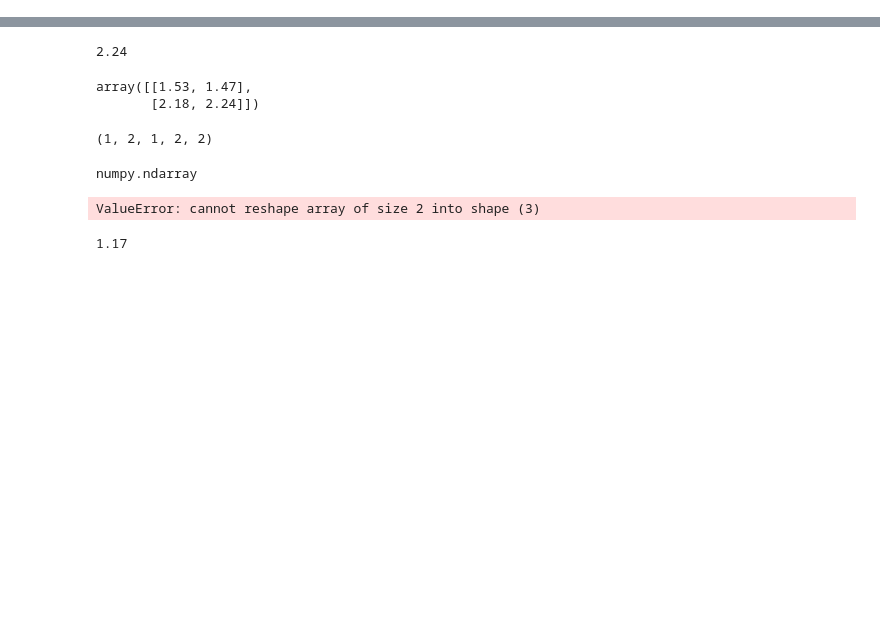
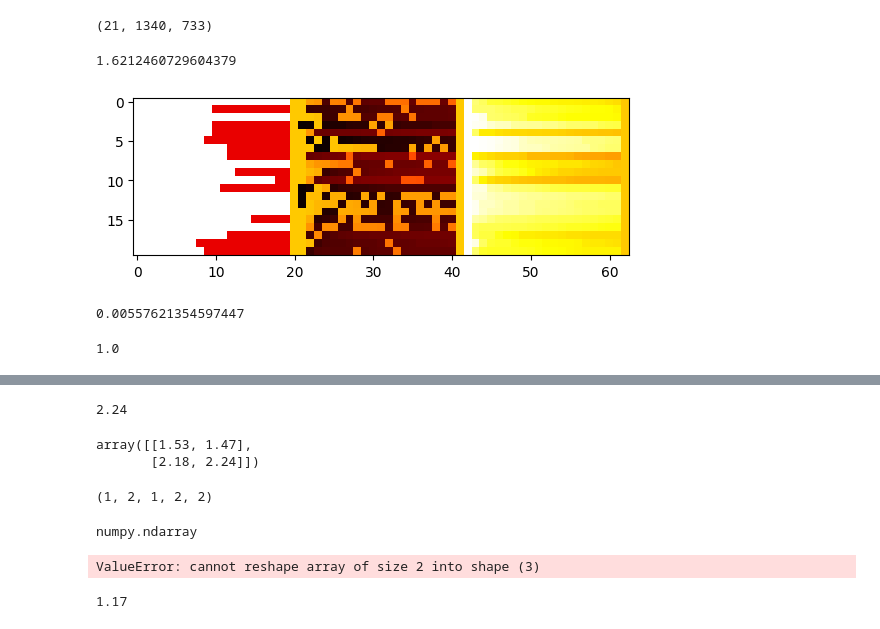
Before and after one commit to aeirya/information-retrieval-course, a Jupyter notebook: hw3/hyperparams.ipynb, the cells around one changed output, grey strips where cells are left out. Saved outputs shown, nothing was run; the diff lists cells and outputs as text; code cells hidden in the pictures; blank space fills up the shorter version.

```diff
--- a/hw3/hyperparams.ipynb
+++ b/hw3/hyperparams.ipynb
@@ -103,0 +116,40 @@ BEST SO FAR
+# %%
+# Snp = np.array([get(logs[i]) for i in range(len(logs))])
+# path = 'Slist10K.npy'
+# np.save(path, Snp)
+np.load(path).shape
+# %% [output]
+(21, 1340, 733)
+# %%
+Snp[3].max()
+# %% [output]
+1.6212460729604379
+# %%
+from util.evaluation import topk
+
+def take(M, A):
+    return np.take_along_axis(M, A, axis=1)
+
+def taketop(R, M, k):
+    return take(R, topk(M, k))[:k]
+
+def stdrow(M):
+    M = M.copy()
+    M -= M.min(axis=1).reshape((-1, 1))
+    M /= M.max(axis=1).reshape((-1, 1))
+    return M
+
+M = Snp[3].copy()
+# heatmaps([np.take_along_axis(R, Slist[3].argpartition(kth=-10, axis=1)[:,-11:], axis=1)[:20], R.argpartition(kath=-10axis=1,])
+heatmaps([take(R, topk(R, 20))[:20], take((stdrow(M)*(R-0.5)), topk(M, 20))[:20], taketop(stdrow(M), M, 20)])
+# %% [output]
+[figure, added]
+# %%
+MM = stdrow(M)
+MM[:, 0].min()
+# %% [output]
+0.00557621354597447
+# %%
+take(R, topk(R, 20)).max()
+# %% [output]
+1.0
```
Also changed, not shown: parts of 13 cells of this notebook, 2 other files.
